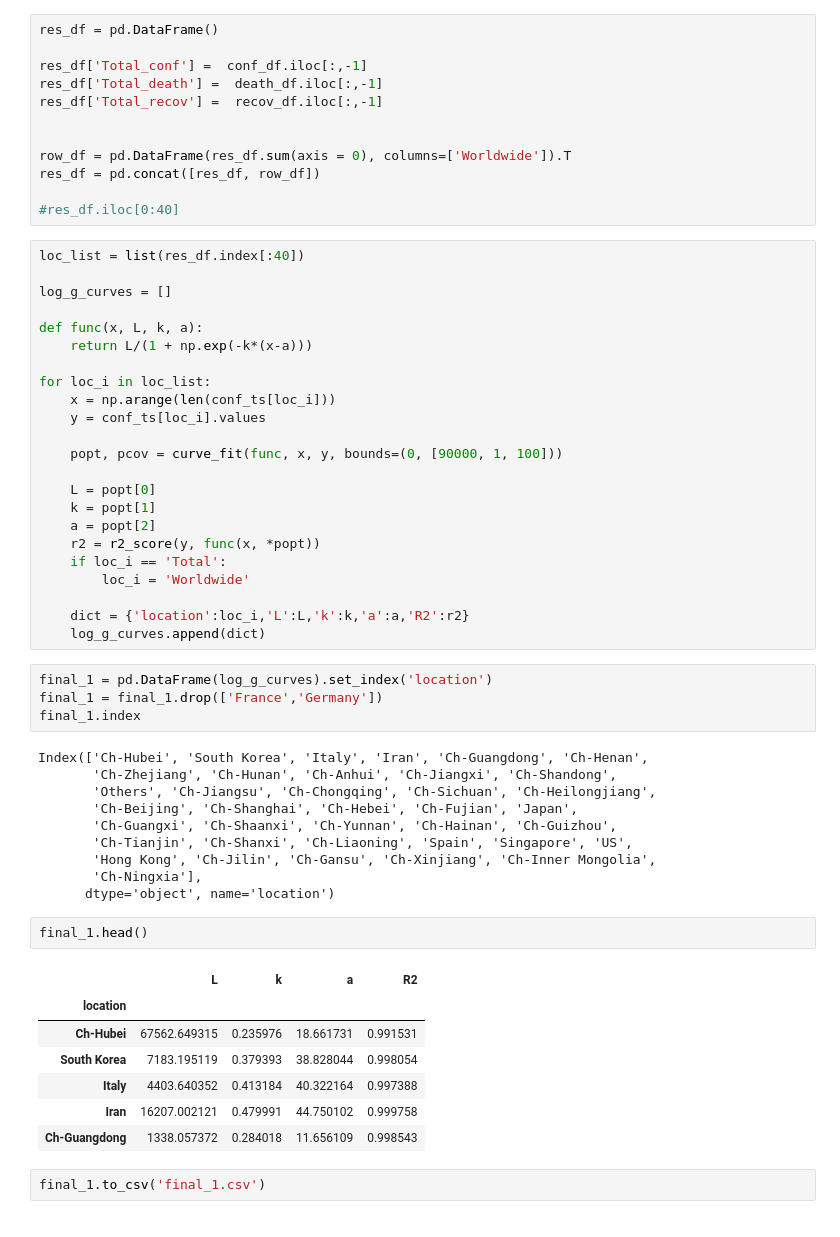
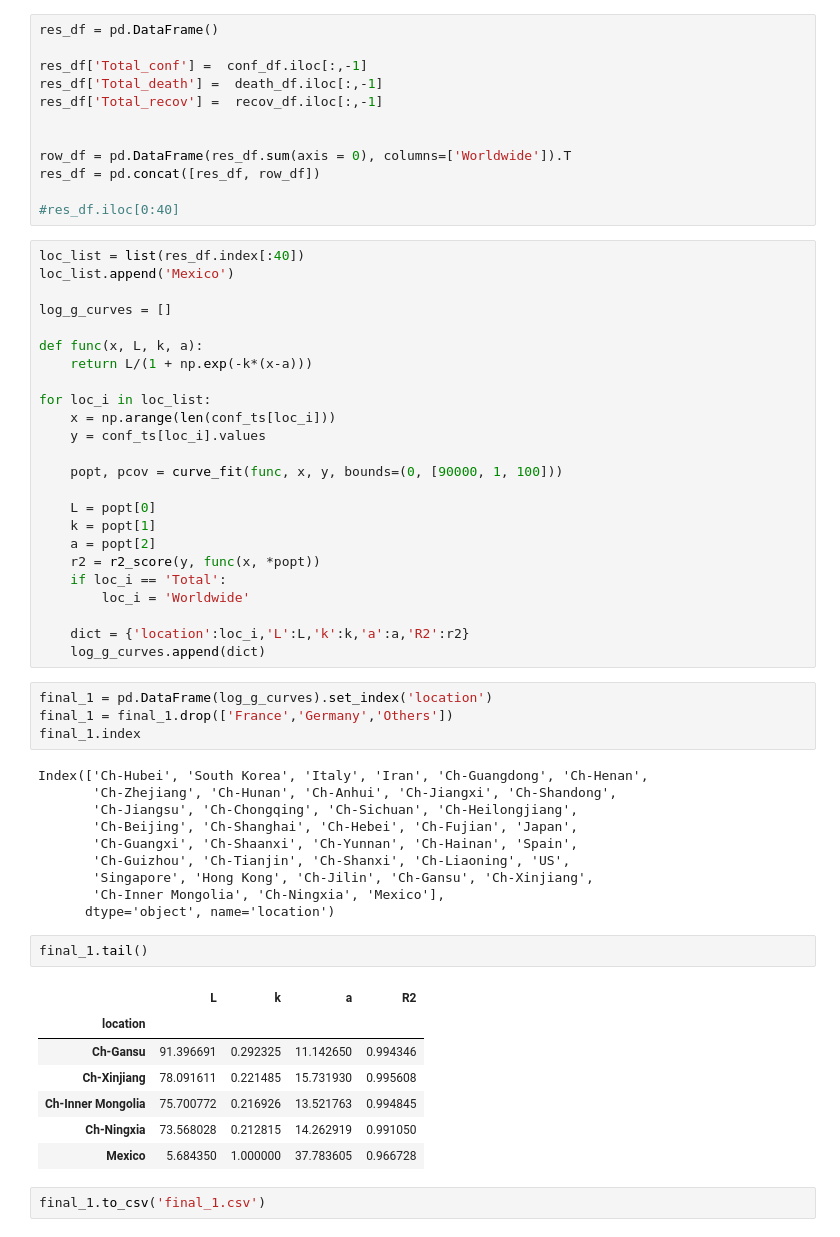
Before and after one commit to juliocrn94/CoronaVirus_ML, a Jupyter notebook: Part1.ipynb, the cells around one changed output. Saved outputs shown, nothing was run; the diff lists cells and outputs as text.

```diff
--- a/Part1.ipynb
+++ b/Part1.ipynb
@@ -321,6 +321,7 @@ res_df = pd.concat([res_df, row_df])
 #res_df.iloc[0:40]
 # %%
 loc_list = list(res_df.index[:40])
+loc_list.append('Mexico')
 
 log_g_curves = []
 
@@ -344,27 +345,27 @@ for loc_i in loc_list:
     log_g_curves.append(dict)
 # %%
 final_1 = pd.DataFrame(log_g_curves).set_index('location')
-final_1 = final_1.drop(['France','Germany'])
+final_1 = final_1.drop(['France','Germany','Others'])
 final_1.index
 # %% [output]
 Index(['Ch-Hubei', 'South Korea', 'Italy', 'Iran', 'Ch-Guangdong', 'Ch-Henan',
        'Ch-Zhejiang', 'Ch-Hunan', 'Ch-Anhui', 'Ch-Jiangxi', 'Ch-Shandong',
-       'Others', 'Ch-Jiangsu', 'Ch-Chongqing', 'Ch-Sichuan', 'Ch-Heilongjiang',
+       'Ch-Jiangsu', 'Ch-Chongqing', 'Ch-Sichuan', 'Ch-Heilongjiang',
        'Ch-Beijing', 'Ch-Shanghai', 'Ch-Hebei', 'Ch-Fujian', 'Japan',
-       'Ch-Guangxi', 'Ch-Shaanxi', 'Ch-Yunnan', 'Ch-Hainan', 'Ch-Guizhou',
-       'Ch-Tianjin', 'Ch-Shanxi', 'Ch-Liaoning', 'Spain', 'Singapore', 'US',
-       'Hong Kong', 'Ch-Jilin', 'Ch-Gansu', 'Ch-Xinjiang', 'Ch-Inner Mongolia',
-       'Ch-Ningxia'],
+       'Ch-Guangxi', 'Ch-Shaanxi', 'Ch-Yunnan', 'Ch-Hainan', 'Spain',
+       'Ch-Guizhou', 'Ch-Tianjin', 'Ch-Shanxi', 'Ch-Liaoning', 'US',
+       'Singapore', 'Hong Kong', 'Ch-Jilin', 'Ch-Gansu', 'Ch-Xinjiang',
+       'Ch-Inner Mongolia', 'Ch-Ningxia', 'Mexico'],
       dtype='object', name='location')
 # %%
-final_1.head()
+final_1.tail()
 # %% [output]
 |  | L | k | a | R2 |
 | location |  |  |  |  |
-| Ch-Hubei | 67562.649315 | 0.235976 | 18.661731 | 0.991531 |
-| South Korea | 7183.195119 | 0.379393 | 38.828044 | 0.998054 |
-| Italy | 4403.640352 | 0.413184 | 40.322164 | 0.997388 |
-| Iran | 16207.002121 | 0.479991 | 44.750102 | 0.999758 |
-| Ch-Guangdong | 1338.057372 | 0.284018 | 11.656109 | 0.998543 |
+| Ch-Gansu | 91.396691 | 0.292325 | 11.142650 | 0.994346 |
+| Ch-Xinjiang | 78.091611 | 0.221485 | 15.731930 | 0.995608 |
+| Ch-Inner Mongolia | 75.700772 | 0.216926 | 13.521763 | 0.994845 |
+| Ch-Ningxia | 73.568028 | 0.212815 | 14.262919 | 0.991050 |
+| Mexico | 5.684350 | 1.000000 | 37.783605 | 0.966728 |
 # %%
 final_1.to_csv('final_1.csv')
```
Also changed, not shown: parts of 10 cells of this notebook, 22 other files.
